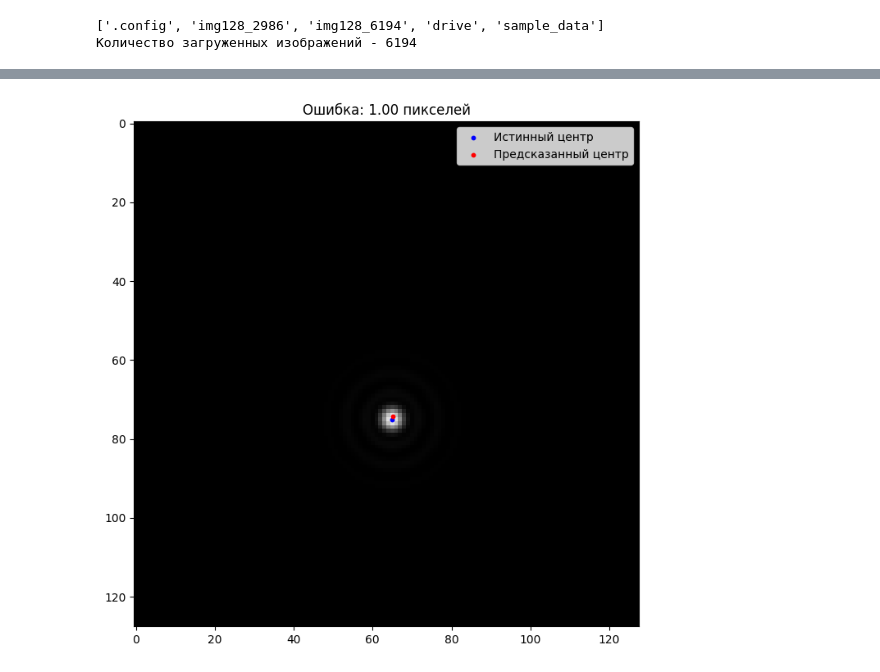
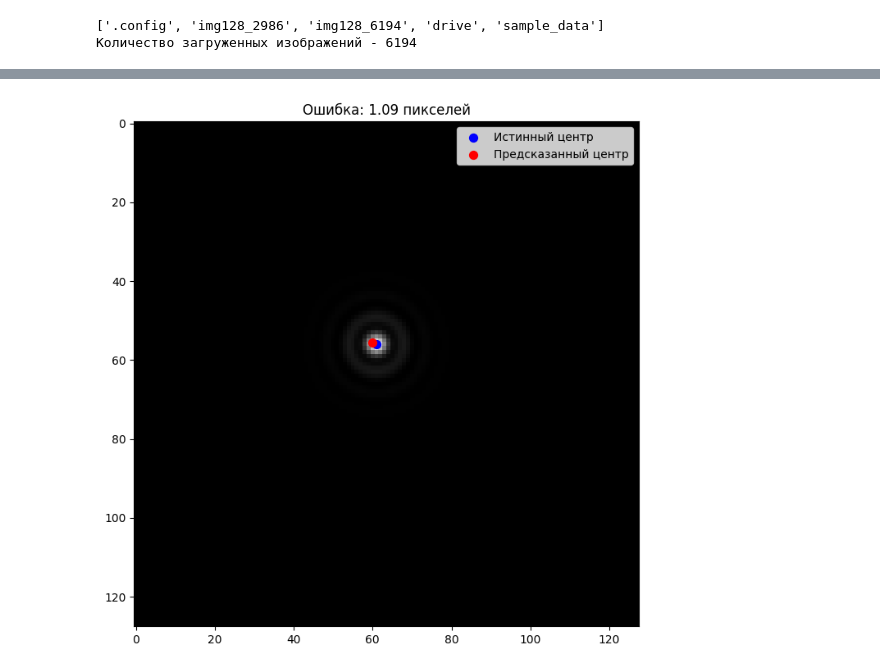
Before and after one commit to fmvachoo/cnn_psf, a Jupyter notebook: cnn_resnet_2layers.ipynb, the cells around one changed output, grey strips where cells are left out. Drawn from its saved outputs; the diff is of its cells as text; code cells hidden in the pictures.

```diff
--- a/cnn_resnet_2layers.ipynb
+++ b/cnn_resnet_2layers.ipynb
@@ -33,5 +33,11 @@ try:
     print("Модуль успешно импортирован!")
 except ModuleNotFoundError as e:
     print(f"Ошибка импорта: {e}")
+
+# Максимальная абсолютная ошибка
+def max_error(y_true, y_pred):
+    y_true = tf.cast(y_true, tf.float32)  # Приводим y_true к float32
+    y_pred = tf.cast(y_pred, tf.float32)  # Приводим y_pred к float32
+    return tf.reduce_max(tf.abs(y_true - y_pred))
 # %% [output]
 Drive already mounted at /content/drive; to attempt to forcibly remount, call drive.mount("/content/drive", force_remount=True).
@@ -134,7 +140,7 @@ model.compile(
     loss='mse',
     metrics=[
         tf.keras.metrics.RootMeanSquaredError(name='rmse'),
-        tf.keras.metrics.MeanAbsoluteError(name='mae')
+        max_error
     ]
 )
 # %%
@@ -144,7 +150,7 @@ model.compile(
 history = model.fit(
     train_ds,
     validation_data=val_ds,
-    epochs=12,
+    epochs=16,
     callbacks=[
         tf.keras.callbacks.EarlyStopping(patience=5, monitor='val_rmse')
     ]
@@ -202,16 +207,25 @@ KeyError: 'max_error_px'
 # %%
 # ======================
-# 6. Визуализация предсказания
+# 6. Визуализация предсказания (случайное изображение)
 # ======================
-# Берем одно изображение из тестового набора
-sample_image, true_center = next(iter(test_ds))
-predicted_center = model.predict(sample_image[0:1])[0]
+import random
+
+# Получаем весь тестовый датасет в виде списка
+test_images = list(test_ds.unbatch().as_numpy_iterator())
+
+# Выбираем случайное изображение
+random_sample = random.choice(test_images)
+sample_image = random_sample[0][np.newaxis, ...]  # Добавляем batch-размерность
+true_center = random_sample[1][np.newaxis, ...]  # Добавляем batch-размерность
+
+# Получаем предсказание
+predicted_center = model.predict(sample_image)[0]
 
 # Отображение результата
 plt.figure(figsize=(8, 8))
-plt.imshow(sample_image[0].numpy().squeeze(), cmap='gray')
-plt.scatter(true_center[0][1], true_center[0][0], c='blue', s=10, label='Истинный центр')
-plt.scatter(predicted_center[1], predicted_center[0], c='red', s=10, label='Предсказанный центр')
+plt.imshow(sample_image[0].squeeze(), cmap='gray')
+plt.scatter(true_center[0][1], true_center[0][0], c='blue', s=50, label='Истинный центр')
+plt.scatter(predicted_center[1], predicted_center[0], c='red', s=50, label='Предсказанный центр')
 plt.title(f"Ошибка: {np.linalg.norm(true_center[0] - predicted_center):.2f} пикселей")
 plt.legend()
 plt.show()
@@ -220 +234 @@ plt.show()
-[figure, old version]
+[figure, new version]
```
Also changed, not shown: parts of 4 cells of this notebook.
